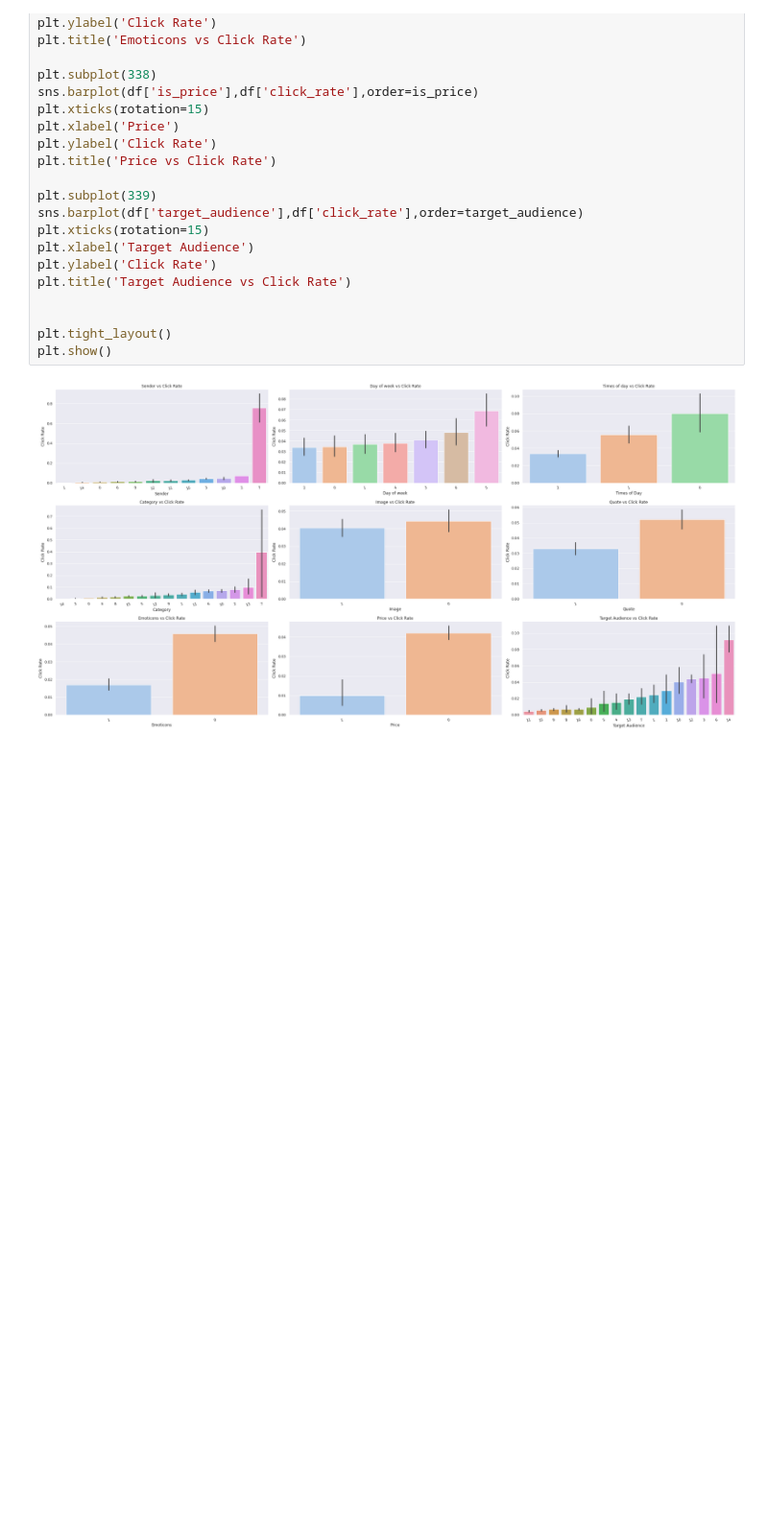
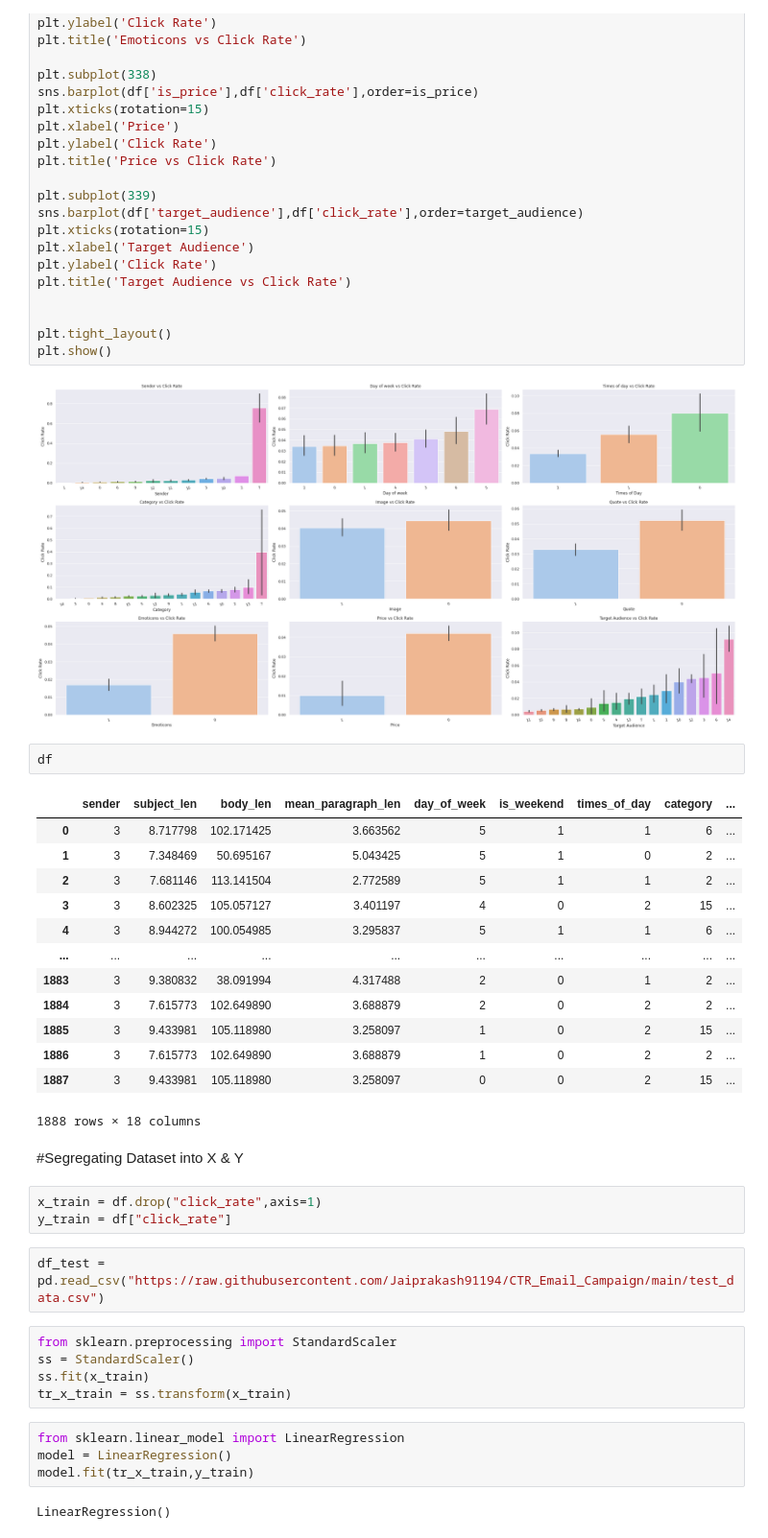
Before and after one commit to Jaiprakash91194/CTR_Email_Campaign, a Jupyter notebook: CTR_Email_Campaign.ipynb, the cells around one changed output. Shown at 96% size. Cells and saved outputs as stored; diff of their text form; blank space fills up the shorter version.

```diff
--- a/CTR_Email_Campaign.ipynb
+++ b/CTR_Email_Campaign.ipynb
@@ -647,3 +652,37 @@ plt.tight_layout()
 plt.show()
 # %% [output]
 [figure]
+# %%
+df
+# %% [output]
+|  | sender | subject_len | body_len | mean_paragraph_len | day_of_week | is_weekend | times_of_day | category | ... |
+| 0 | 3 | 8.717798 | 102.171425 | 3.663562 | 5 | 1 | 1 | 6 | ... |
+| 1 | 3 | 7.348469 | 50.695167 | 5.043425 | 5 | 1 | 0 | 2 | ... |
+| 2 | 3 | 7.681146 | 113.141504 | 2.772589 | 5 | 1 | 1 | 2 | ... |
+| 3 | 3 | 8.602325 | 105.057127 | 3.401197 | 4 | 0 | 2 | 15 | ... |
+| 4 | 3 | 8.944272 | 100.054985 | 3.295837 | 5 | 1 | 1 | 6 | ... |
+| ... | ... | ... | ... | ... | ... | ... | ... | ... | ... |
+| 1883 | 3 | 9.380832 | 38.091994 | 4.317488 | 2 | 0 | 1 | 2 | ... |
+| 1884 | 3 | 7.615773 | 102.649890 | 3.688879 | 2 | 0 | 2 | 2 | ... |
+| 1885 | 3 | 9.433981 | 105.118980 | 3.258097 | 1 | 0 | 2 | 15 | ... |
+| 1886 | 3 | 7.615773 | 102.649890 | 3.688879 | 1 | 0 | 2 | 2 | ... |
+| 1887 | 3 | 9.433981 | 105.118980 | 3.258097 | 0 | 0 | 2 | 15 | ... |
+1888 rows × 18 columns
+# %% [markdown]
+#Segregating Dataset into X & Y
+# %%
+x_train = df.drop("click_rate",axis=1)
+y_train = df["click_rate"]
+# %%
+df_test = pd.read_csv("https://raw.githubusercontent.com/Jaiprakash91194/CTR_Email_Campaign/main/test_data.csv")
+# %%
+from sklearn.preprocessing import StandardScaler
+ss = StandardScaler()
+ss.fit(x_train)
+tr_x_train = ss.transform(x_train)
+# %%
+from sklearn.linear_model import LinearRegression
+model = LinearRegression()
+model.fit(tr_x_train,y_train)
+# %% [output]
+LinearRegression()
```
Also changed, not shown: parts of 17 cells of this notebook.
